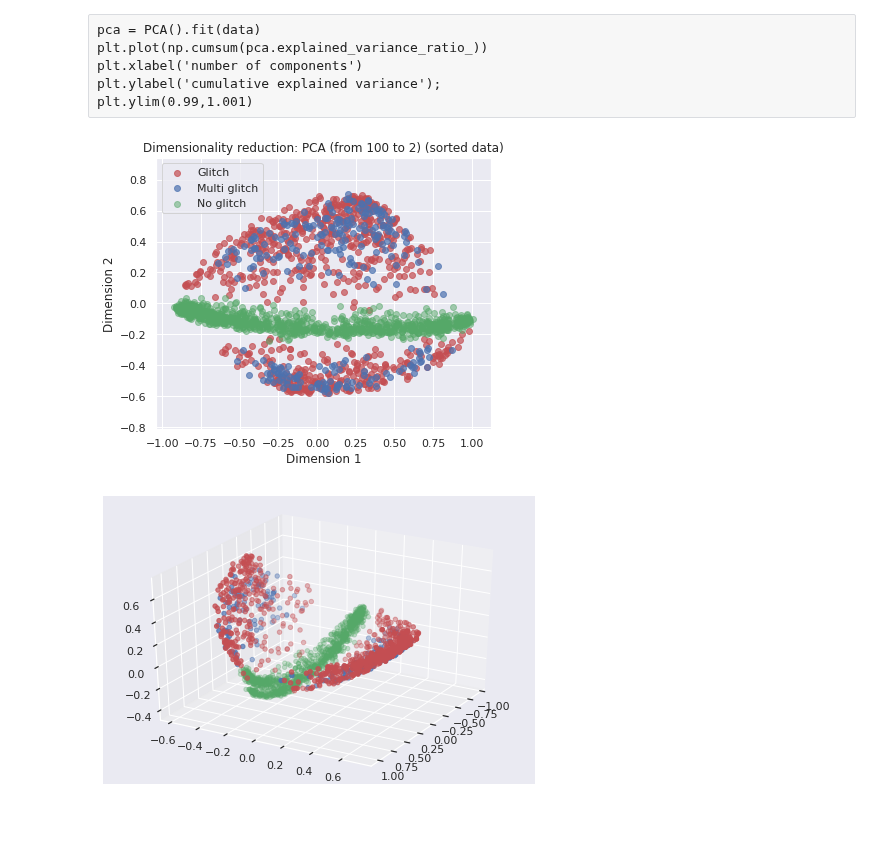
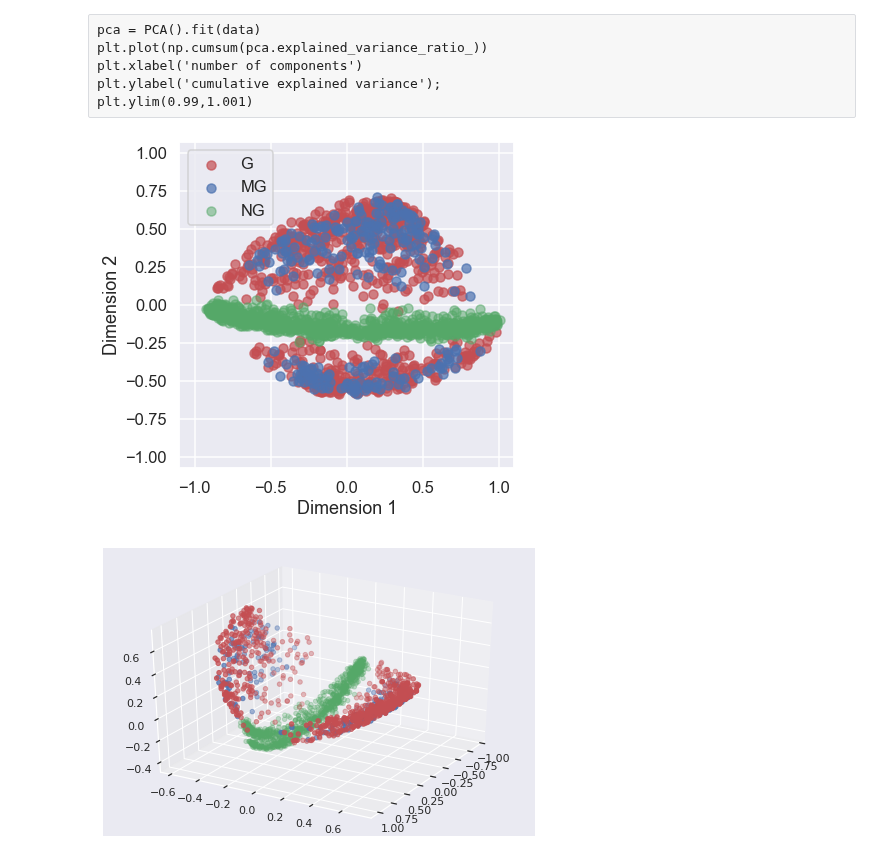
Before and after one commit to Paolo97Gll/bachelor_thesis, a Jupyter notebook: ml_models/ml_model-test.ipynb, the cells around one changed output. Drawn from its saved outputs; the diff is of its cells as text; code cells hidden in the pictures; blank space fills up the shorter version.

Commit message:
New plots for thesis

```diff
--- a/ml_models/ml_model-test.ipynb
+++ b/ml_models/ml_model-test.ipynb
@@ -15,7 +15,7 @@ import pandas as pd
 import matplotlib.pyplot as plt
 import seaborn as sns
 sns.set()
-#sns.set_context('paper')
+sns.set_context('talk')
 
 # Other
 import os
@@ -151,7 +149,7 @@ for score in scores:
 # output model is the same for precision and recall with ties in quality.
 # %%
 from sklearn.decomposition import PCA
-pca = PCA(n_components=3)
+pca = PCA(n_components=2)
 from sklearn.preprocessing import normalize
 Xproj = pca.fit_transform(normalize(np.sort(data)))
 # %% [raw]
@@ -163,23 +161,22 @@ plt.ylim(0.99,1.001)
 # %%
 x_mg = Xproj[target == 2]
 x_g = Xproj[target == 1]
 x_ng = Xproj[target == 0]
 
-plt.figure(figsize=(6,5))
-plt.scatter(x_g[:,0], x_g[:,1], color='r', alpha=0.7, label='Glitch')
-plt.scatter(x_mg[:,0], x_mg[:,1], color='b', alpha=0.7, label='Multi glitch')
-plt.scatter(x_ng[:,0], x_ng[:,1], alpha=0.5, color='g', label='No glitch')
+plt.figure(figsize=(6,6))
+plt.scatter(x_g[:,0], x_g[:,1], color='r', alpha=0.7, label='G')
+plt.scatter(x_mg[:,0], x_mg[:,1], color='b', alpha=0.7, label='MG')
+plt.scatter(x_ng[:,0], x_ng[:,1], alpha=0.5, color='g', label='NG')
 plt.legend()
 plt.axis('equal')
-#plt.xlim(-1.2,1.2)
-#plt.ylim(-1.2,1.2)
-plt.title('Dimensionality reduction: PCA (from 100 to 2) (sorted data)')
+plt.xlim(-1.1,1.1)
+plt.ylim(-1.1,1.1)
 plt.xlabel('Dimension 1')
 plt.ylabel('Dimension 2')
 
-#plt.savefig('SVC/ris/plots/PCA-2_dimensions_sorted.pdf')
+plt.savefig('PCA-2_dimensions_sorted_little.pdf')
 # %% [output]
-[figure, old version]
+[figure, new version]
 # %%
 import matplotlib.pyplot as plt
 from mpl_toolkits.mplot3d import axes3d, Axes3D #<-- Note the capitalization!
```
Also changed, not shown: parts of 1 cell of this notebook, 10 other files.
